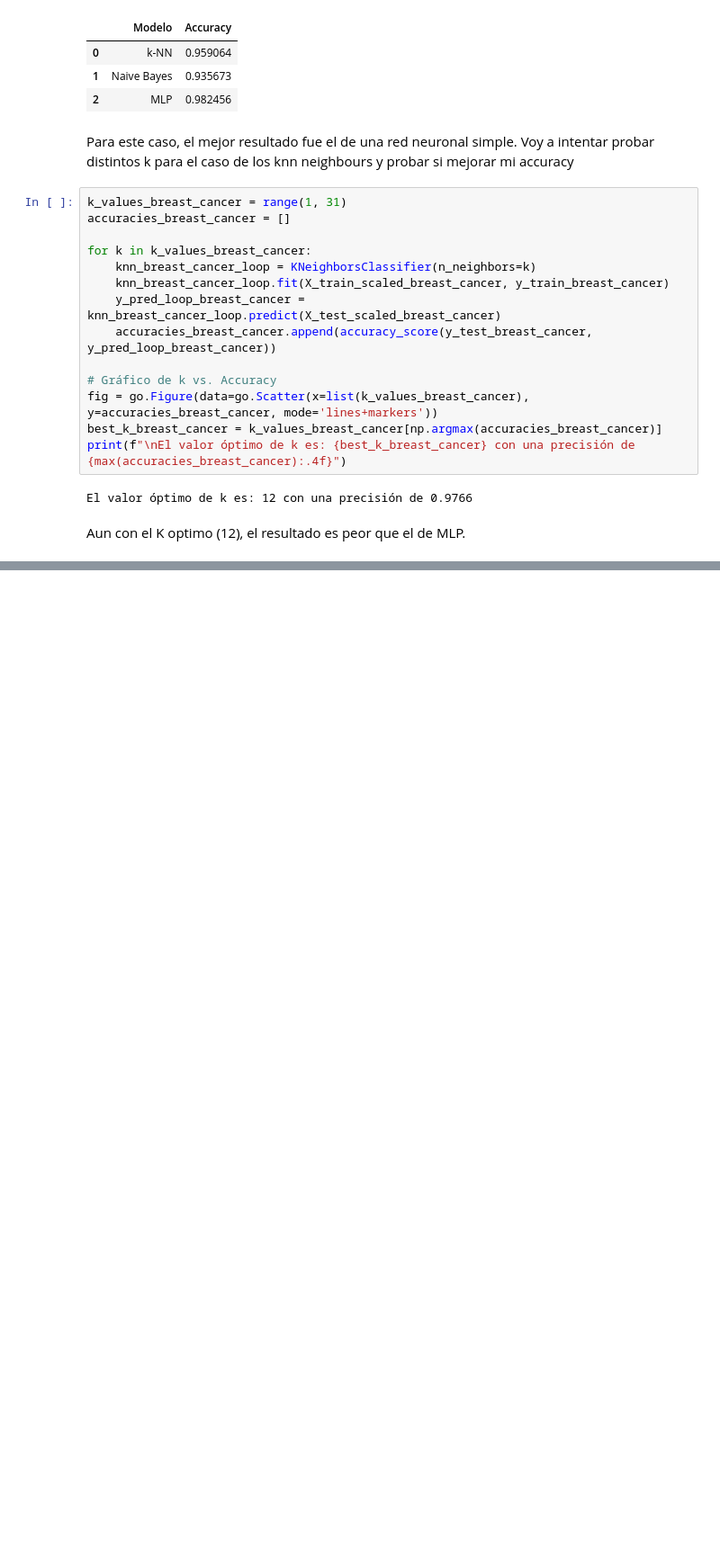
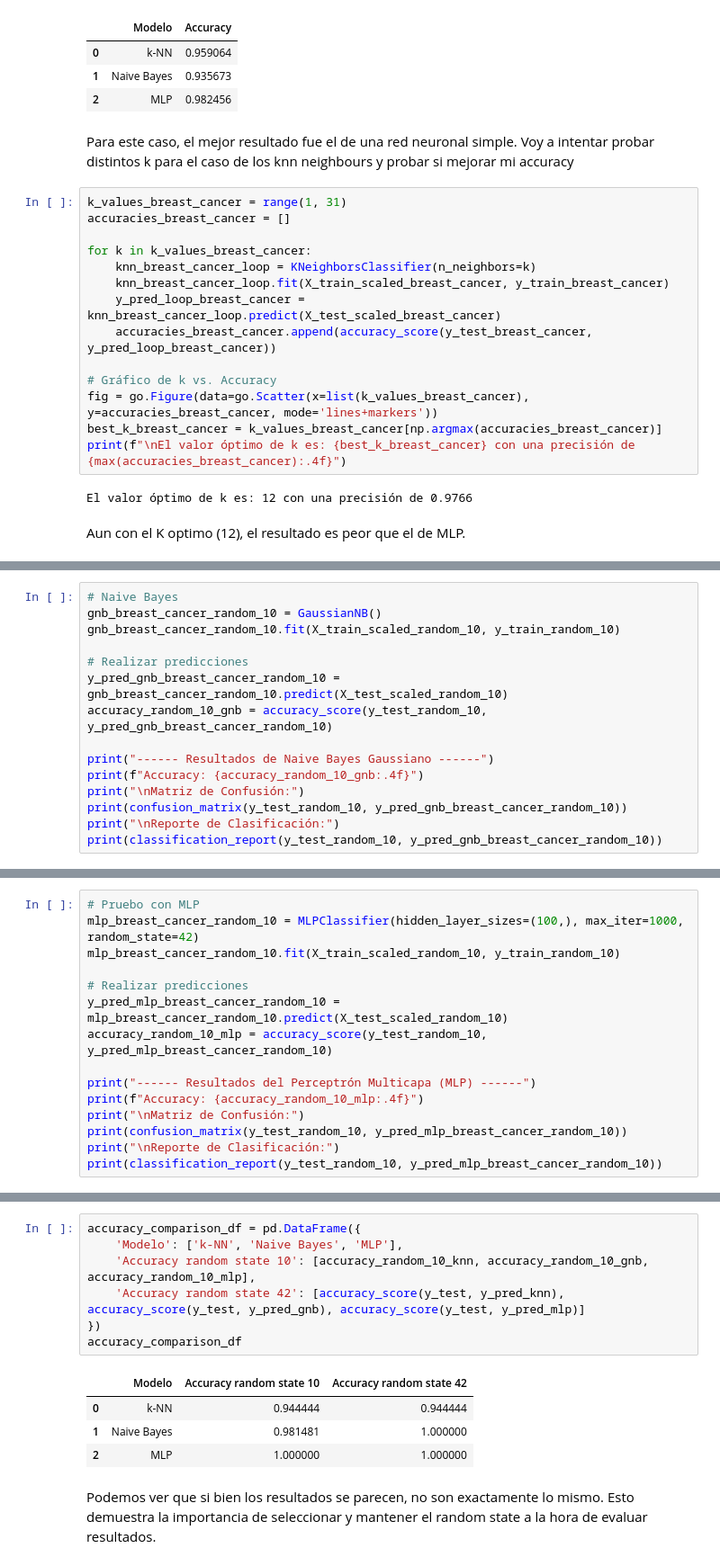
Before and after one commit to nicolassansolini-prog/Automatizacion-1---MIA-2026, a Jupyter notebook: tp7/notebook_07.ipynb, the cells around one changed output, grey strips where cells are left out. Shown at 90% size. Saved outputs shown, nothing was run; the diff lists cells and outputs as text; blank space fills up the shorter version.

```diff
--- a/tp7/notebook_07.ipynb
+++ b/tp7/notebook_07.ipynb
@@ -500,0 +773,15 @@ Aun con el K optimo (12), el resultado es peor que el de MLP.
+# %%
+# Naive Bayes
+gnb_breast_cancer_random_10 = GaussianNB()
+gnb_breast_cancer_random_10.fit(X_train_scaled_random_10, y_train_random_10)
+
+# Realizar predicciones
+y_pred_gnb_breast_cancer_random_10 = gnb_breast_cancer_random_10.predict(X_test_scaled_random_10)
+accuracy_random_10_gnb = accuracy_score(y_test_random_10, y_pred_gnb_breast_cancer_random_10)
+
+print("------ Resultados de Naive Bayes Gaussiano ------")
+print(f"Accuracy: {accuracy_random_10_gnb:.4f}")
+print("\nMatriz de Confusión:")
+print(confusion_matrix(y_test_random_10, y_pred_gnb_breast_cancer_random_10))
+print("\nReporte de Clasificación:")
+print(classification_report(y_test_random_10, y_pred_gnb_breast_cancer_random_10))
@@ -500,0 +807,15 @@ Aun con el K optimo (12), el resultado es peor que el de MLP.
+# %%
+# Pruebo con MLP
+mlp_breast_cancer_random_10 = MLPClassifier(hidden_layer_sizes=(100,), max_iter=1000, random_state=42)
+mlp_breast_cancer_random_10.fit(X_train_scaled_random_10, y_train_random_10)
+
+# Realizar predicciones
+y_pred_mlp_breast_cancer_random_10 = mlp_breast_cancer_random_10.predict(X_test_scaled_random_10)
+accuracy_random_10_mlp = accuracy_score(y_test_random_10, y_pred_mlp_breast_cancer_random_10)
+
+print("------ Resultados del Perceptrón Multicapa (MLP) ------")
+print(f"Accuracy: {accuracy_random_10_mlp:.4f}")
+print("\nMatriz de Confusión:")
+print(confusion_matrix(y_test_random_10, y_pred_mlp_breast_cancer_random_10))
+print("\nReporte de Clasificación:")
+print(classification_report(y_test_random_10, y_pred_mlp_breast_cancer_random_10))
@@ -500,0 +841,14 @@ Aun con el K optimo (12), el resultado es peor que el de MLP.
+# %%
+accuracy_comparison_df = pd.DataFrame({
+    'Modelo': ['k-NN', 'Naive Bayes', 'MLP'],
+    'Accuracy random state 10': [accuracy_random_10_knn, accuracy_random_10_gnb, accuracy_random_10_mlp],
+    'Accuracy random state 42': [accuracy_score(y_test, y_pred_knn), accuracy_score(y_test, y_pred_gnb), accuracy_score(y_test, y_pred_mlp)]
+})
+accuracy_comparison_df
+# %% [output]
+|  | Modelo | Accuracy random state 10 | Accuracy random state 42 |
+| 0 | k-NN | 0.944444 | 0.944444 |
+| 1 | Naive Bayes | 0.981481 | 1.000000 |
+| 2 | MLP | 1.000000 | 1.000000 |
+# %% [markdown]
+Podemos ver que si bien los resultados se parecen, no son exactamente lo mismo. Esto demuestra la importancia de seleccionar y mantener el random state a la hora de evaluar resultados.
```
Also changed, not shown: parts of 15 cells of this notebook.
